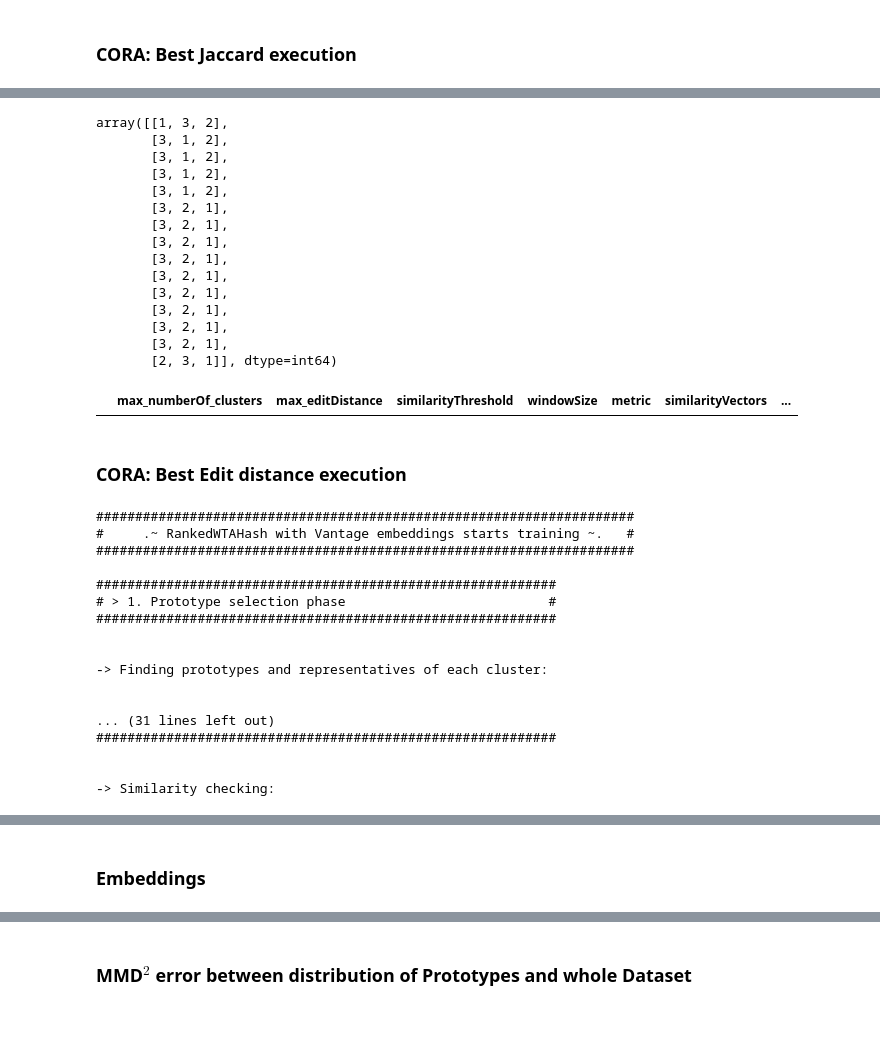
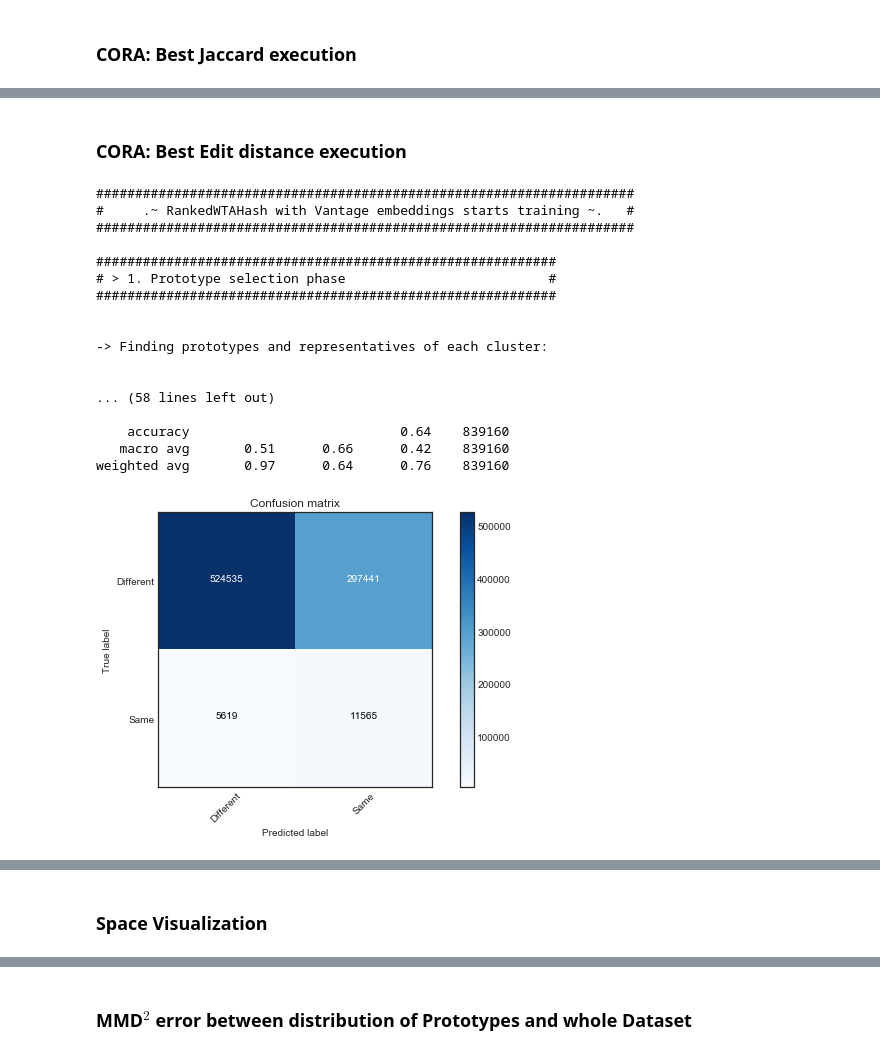
Before and after one commit to Nikoletos-K/WinnER, a Jupyter notebook: src/ResultsNotebook.ipynb, the cells around one changed output, grey strips where cells are left out. Cells and saved outputs as stored; diff of their text form; code cells hidden in the pictures; blank space fills up the shorter version.

Commit message:
finished results df migration

```diff
--- a/src/ResultsNotebook.ipynb
+++ b/src/ResultsNotebook.ipynb
@@ -450,11 +304,12 @@ distanceMetric= 'jaccard'                   # Distance metric between the string
 prototypesFilterThr = 0.6                   # Prototypes must differ more than that threshold
 
 # Embedding phase
-distanceMetricEmbedding = 'euclid_jaccard'  # Embedding metric
+distanceMetricEmbedding = 'l_inf'  # Embedding metric
 
 # WTA algorithm
-windowSize = 70                           # Vector size for WTA algo
+windowSize = 100                           # Vector size for WTA algo
 number_of_permutations = 1                # WTA number of permutations
+wtaM = 2
 
 # Similarity evaluation
 similarityVectors = 'ranked'                  # which vectors will be passed to WTA step
@@ -475,12 +330,12 @@ model = RankedWTAHash(
     ngramms= ngramms,
     jaccard_withchars = jaccard_withchars,
     prototypesFilterThr = prototypesFilterThr,
-    verboseLevel = 0
+    verboseLevel = -1,
+    wtaM = wtaM
 )
 model.hackForDebug(labels_groundTruth, true_matrix)
 model = model.fit(data)
-acc,f1,precision,recall = evaluate(model.mapping_matrix, true_matrix, True)
-report(model)
+acc,f1,precision,recall = model.evaluate(model.mapping_matrix, true_matrix)
 exec_time = time.time() - start
 results_dataframe.loc[len(results_dataframe)+1] = [max_numberOf_clusters,max_dissimilarityDistance,similarityThreshold,windowSize,metric,similarityVectors,distanceMetricEmbedding,distanceMetric,number_of_permutations,ngramms,jaccard_withchars,acc,precision,recall,f1,exec_time]
 # %% [output]
@@ -510,18 +352,0 @@ NameError: name 'evaluate' is not defined
-# %%
-model.Embeddings
-# %% [output]
-array([[1, 3, 2],
-       [3, 1, 2],
-       [3, 1, 2],
-       [3, 1, 2],
-       [3, 1, 2],
-       [3, 2, 1],
-       [3, 2, 1],
-       [3, 2, 1],
-       [3, 2, 1],
-       [3, 2, 1],
-       [3, 2, 1],
-       [3, 2, 1],
-       [3, 2, 1],
-       [3, 2, 1],
-       [2, 3, 1]], dtype=int64)
@@ -530,7 +353,3 @@ array([[1, 3, 2],
-# %%
-results_dataframe
-# %% [output]
-|  | max_numberOf_clusters | max_editDistance | similarityThreshold | windowSize | metric | similarityVectors | ... |
 # %% [markdown]
 ### CORA: Best Edit distance execution
 # %%
@@ -562,34 +381,36 @@ model = RankedWTAHash(
     max_dissimilarityDistance= max_dissimilarityDistance,
     windowSize= windowSize,
     similarityThreshold= similarityThreshold,
     metric= metric,
     similarityVectors=similarityVectors,
     number_of_permutations = number_of_permutations,
     distanceMetric= distanceMetric,
     distanceMetricEmbedding = distanceMetricEmbedding,
     ngramms= ngramms,
     jaccard_withchars = jaccard_withchars,
     prototypesFilterThr = prototypesFilterThr
 )
+model.hackForDebug(labels_groundTruth, true_matrix)
 model = model.fit(data)
 acc,f1,precision,recall = evaluate(model.mapping_matrix,true_matrix, True)
 exec_time = time.time() - start
 results_dataframe.loc[len(results_dataframe)+1] = [max_numberOf_clusters,max_dissimilarityDistance,similarityThreshold,windowSize,metric,similarityVectors,distanceMetricEmbedding,distanceMetric,number_of_permutations,ngramms,jaccard_withchars,acc,precision,recall,f1,exec_time]
 # %% [output]
 #####################################################################
 #     .~ RankedWTAHash with Vantage embeddings starts training ~.   #
 #####################################################################
 
 ###########################################################
 # > 1. Prototype selection phase                          #
 ###########################################################
 
 
 -> Finding prototypes and representatives of each cluster:
 
 
-... (31 lines left out)
-###########################################################
+... (58 lines left out)
 
-
--> Similarity checking:
+    accuracy                           0.64    839160
+   macro avg       0.51      0.66      0.42    839160
+weighted avg       0.97      0.64      0.76    839160
+[figure, added]
@@ -597,5 +418,5 @@ AttributeError: 'RankedWTAHash' object has no attribute 'true_matrix'
-# %% [markdown]
-### Embeddings
+# %% [markdown]
+### Space Visualization
 # %%
 pcaComponents = PCA_SpaceVisualization_3D(model.Embeddings,model.prototypeArray)
 # %% [output]
```
Also changed, not shown: parts of 76 cells of this notebook, 6 other files.
